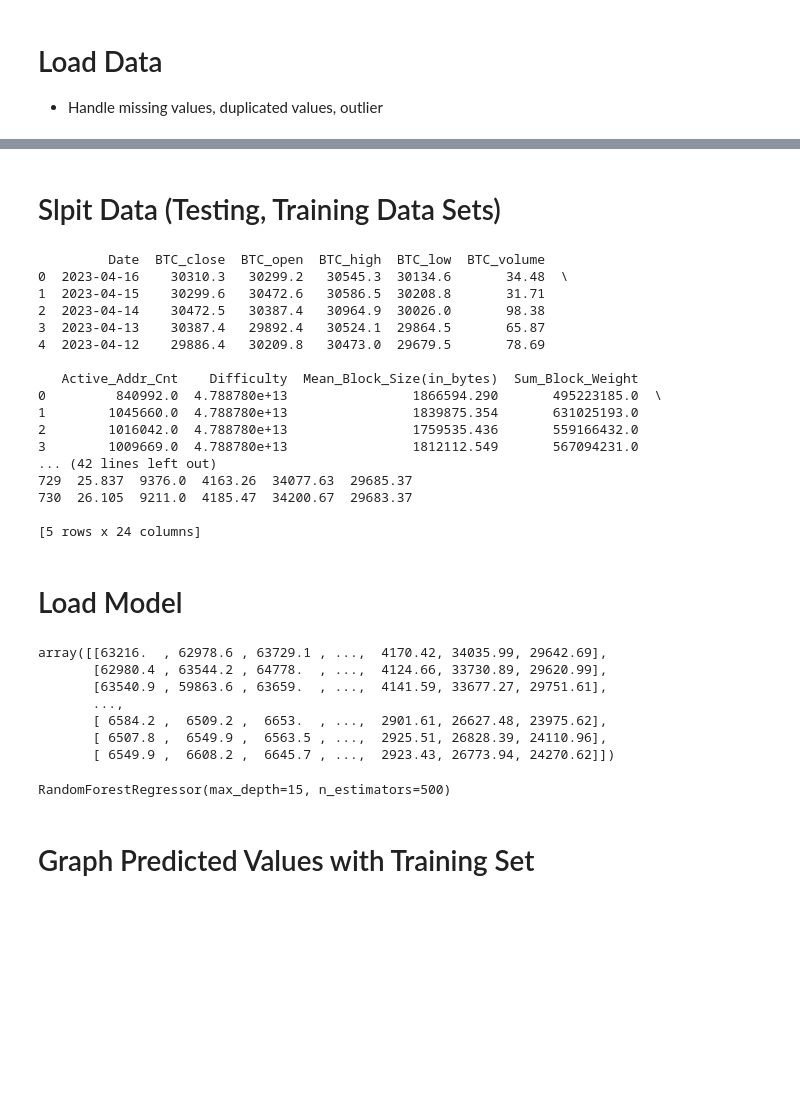
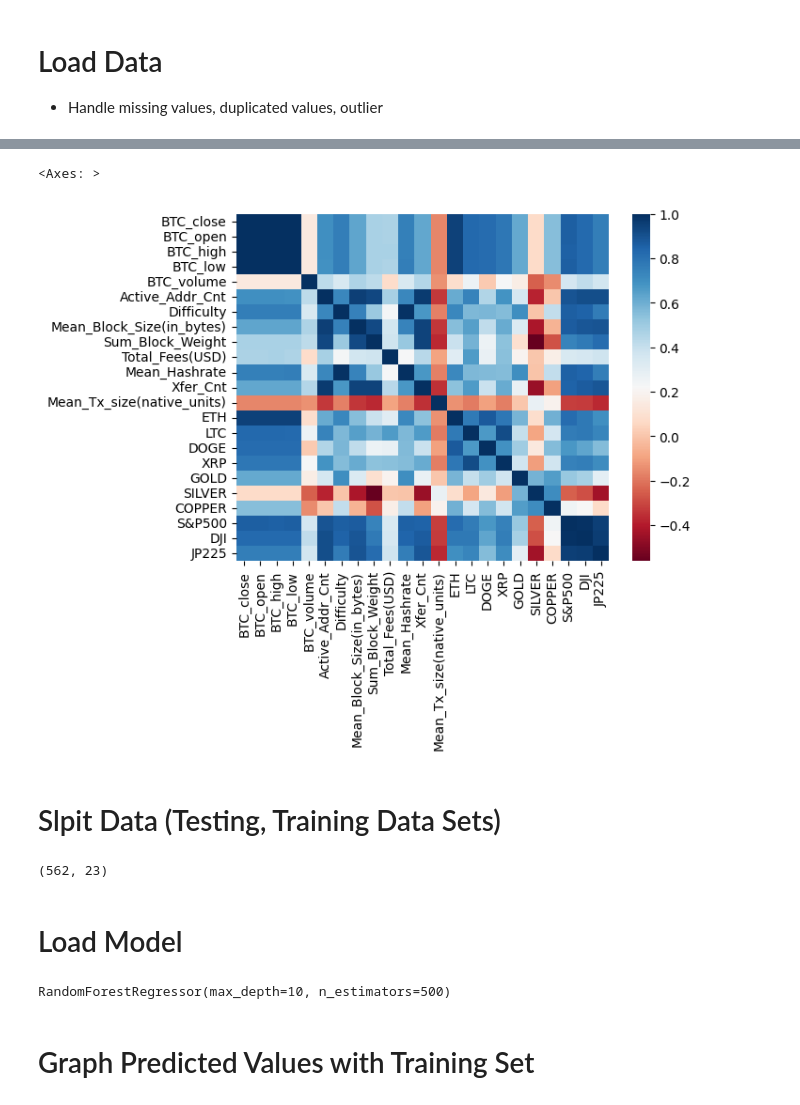
Before and after one commit to lavibula/BitcoinPrediction, a Jupyter notebook: Members/Mlinh/random_forest_period2.ipynb, the cells around one changed output, grey strips where cells are left out. Cells and saved outputs as stored; diff of their text form; code cells hidden in the pictures; blank space fills up the shorter version.

```diff
--- a/Members/Mlinh/random_forest_period2.ipynb
+++ b/Members/Mlinh/random_forest_period2.ipynb
@@ -40,39 +62,34 @@ print(total.head())
+# %%
+sns.heatmap(df.corr(), cmap="RdBu")
+# %% [output]
+<Axes: >
+[figure, added]
 # %% [markdown]
 # Slpit Data (Testing, Training Data Sets)
 # %%
-#giai doan 2
+from datetime import datetime
+
+for index in total.index:
+    total.loc[index, "Date"] = datetime.strptime(str(total.loc[index, "Date"])[:10], '%Y-%m-%d').date()
+
 Start_day = date(2018, 10, 1)
-Test_day = date(2021,4,16)
+Test_day = date(2021,10,1)
+#chon ra 20-25% data trong giai doan 1
+End_day = date(2023,4,16)
 # train, test
-total = total[total["Date"] >= Start_day].reset_index(drop = True)
+total = total[(total["Date"] >= Start_day) & (total["Date"] <= End_day)].reset_index(drop = True)
 train_dataset = total[total["Date"] < Test_day].reset_index(drop = True)
 test_dataset = total[total["Date"] >= Test_day].reset_index(drop = True)
-print(test_dataset.head())
-print(test_dataset.tail())
-# %% [output]
-         Date  BTC_close  BTC_open  BTC_high  BTC_low  BTC_volume
-0  2023-04-16    30310.3   30299.2   30545.3  30134.6       34.48  \
-1  2023-04-15    30299.6   30472.6   30586.5  30208.8       31.71
-2  2023-04-14    30472.5   30387.4   30964.9  30026.0       98.38
-3  2023-04-13    30387.4   29892.4   30524.1  29864.5       65.87
-4  2023-04-12    29886.4   30209.8   30473.0  29679.5       78.69
-
-   Active_Addr_Cnt    Difficulty  Mean_Block_Size(in_bytes)  Sum_Block_Weight
-0         840992.0  4.788780e+13                1866594.290       495223185.0  \
-1        1045660.0  4.788780e+13                1839875.354       631025193.0
-2        1016042.0  4.788780e+13                1759535.436       559166432.0
-3        1009669.0  4.788780e+13                1812112.549       567094231.0
-... (42 lines left out)
-729  25.837  9376.0  4163.26  34077.63  29685.37
-730  26.105  9211.0  4185.47  34200.67  29683.37
-
-[5 rows x 24 columns]
 # %%
 X_train = train_dataset.drop(["Date"], axis=1)[:-1]
 Y_train = train_dataset["BTC_close"][1:]
 
 X_test = test_dataset.drop(["Date"], axis=1)[:-1]
 Y_test = test_dataset["BTC_close"][1:]
+# %%
+X_test.shape
+# %% [output]
+(562, 23)
 # %% [markdown]
 # Load Model
 # %%
@@ -82,22 +100,9 @@ from sklearn.impute import KNNImputer
-# %%
-import numpy as np
-from sklearn.impute import KNNImputer
-imputer_train = KNNImputer(n_neighbors=10, weights="uniform")
-imputer_train.fit_transform(X_train)
-# %% [output]
-array([[63216.  , 62978.6 , 63729.1 , ...,  4170.42, 34035.99, 29642.69],
-       [62980.4 , 63544.2 , 64778.  , ...,  4124.66, 33730.89, 29620.99],
-       [63540.9 , 59863.6 , 63659.  , ...,  4141.59, 33677.27, 29751.61],
-       ...,
-       [ 6584.2 ,  6509.2 ,  6653.  , ...,  2901.61, 26627.48, 23975.62],
-       [ 6507.8 ,  6549.9 ,  6563.5 , ...,  2925.51, 26828.39, 24110.96],
-       [ 6549.9 ,  6608.2 ,  6645.7 , ...,  2923.43, 26773.94, 24270.62]])
 # %%
-simpleTree = RandomForestRegressor(max_depth=15, n_estimators=500)
-#Xây dựng cây hồi quy với độ sâu cây là 15 (Random forest), 500 cây
+simpleTree = RandomForestRegressor(max_depth=10, n_estimators=500)
+#Xây dựng cây hồi quy với độ sâu cây là 10 (Random forest), 500 cây
 simpleTree.fit(X_train, Y_train)
 # %% [output]
-RandomForestRegressor(max_depth=15, n_estimators=500)
+RandomForestRegressor(max_depth=10, n_estimators=500)
 # %% [markdown]
 # Graph Predicted Values with Training Set
 # %%
```
Also changed, not shown: parts of 21 cells of this notebook, 7 other files.
